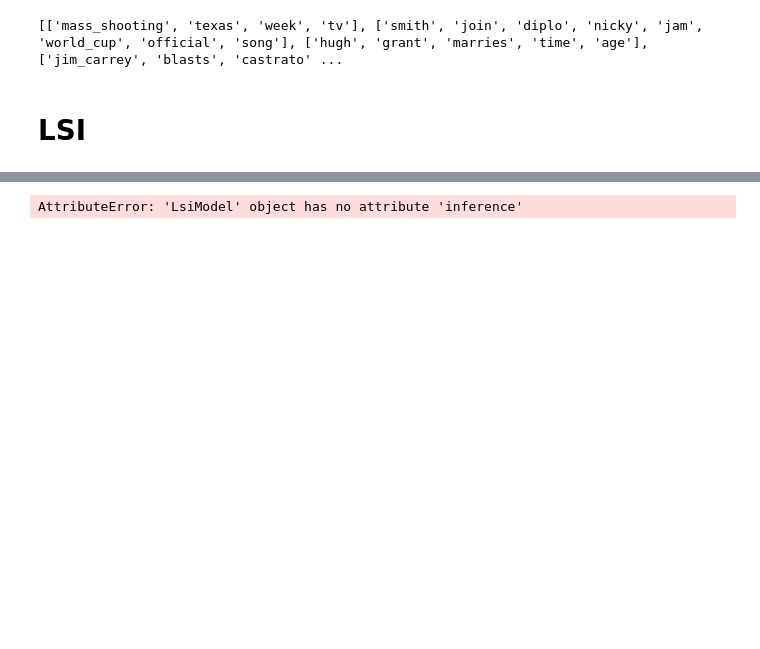
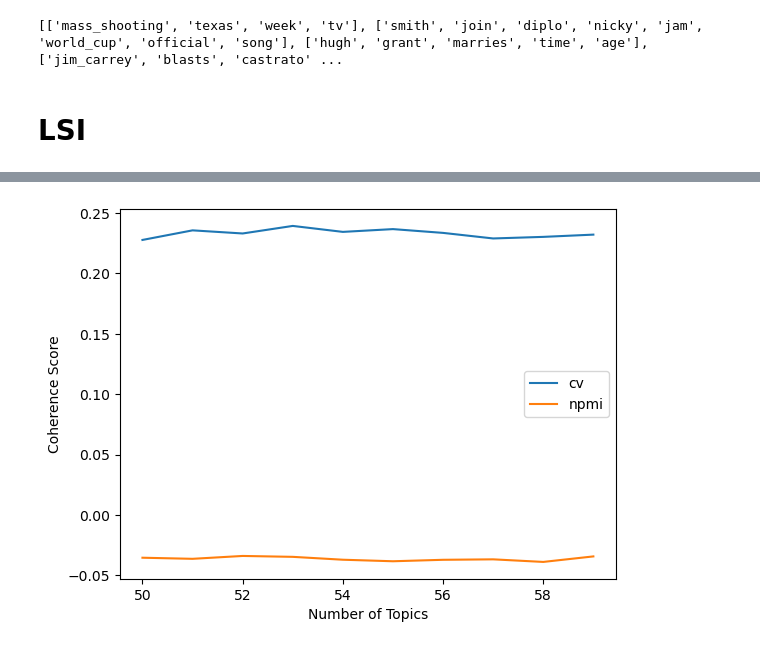
Before and after one commit to Daitori/NLP, a Jupyter notebook: TMP_LSI.ipynb, the cells around one changed output, grey strips where cells are left out. Cells and saved outputs as stored; diff of their text form; code cells hidden in the pictures; blank space fills up the shorter version.

```diff
--- a/TMP_LSI.ipynb
+++ b/TMP_LSI.ipynb
@@ -47,12 +47,16 @@ dictionary = corpora.Dictionary(l_texts)
 # Create a corpus
 corpus = [dictionary.doc2bow(text) for text in l_texts]
 # %%
-result={"num_topics":[], "coherence_score":[]}
-lsa_num_topics= 55
-lsi_model = LsiModel(corpus, num_topics=lsa_num_topics, id2word=dictionary)
-coherence_model= CoherenceModel(model=lsi_model, texts=l_texts, dictionary=dictionary, coherence='c_v')
-coherence_score = coherence_model.get_coherence()
-print("Number of topics: ", lsa_num_topics, " Coherence Score: ", coherence_score)
-result["num_topics"].append(lsa_num_topics)
-result["coherence_score"].append(coherence_score)
+result={"num_topics":[], "coherence_score_cv":[],"coherence_score_npmi":[]}
+
+for n in range(50, 60):
+    lda_model = LsiModel(corpus, num_topics=n, id2word=dictionary)
+    coherence_model_cv= CoherenceModel(model=lda_model, texts=l_texts, dictionary=dictionary, coherence='c_v')
+    coherence_score_cv = coherence_model_cv.get_coherence()
+    coherence_model_npmi= CoherenceModel(model=lda_model, texts=l_texts, dictionary=dictionary, coherence='c_npmi')
+    coherence_score_npmi = coherence_model_npmi.get_coherence()
+    print("Number of topics: ", n, " Coherence Score: ", coherence_score_npmi,coherence_score_cv)
+    result["num_topics"].append(n)
+    result["coherence_score_cv"].append(coherence_score_cv)
+    result["coherence_score_npmi"].append(coherence_score_npmi)
 # %% [output]
@@ -60,13 +73,11 @@ Number of topics:  55  Coherence Score:  0.23581617191033896
 # %%
 # Plot the coherence scores for elbow method
 
-plt.plot(result["num_topics"], result["coherence_score"])
+plt.plot(result["num_topics"], result["coherence_score_cv"])
+plt.plot(result["num_topics"], result["coherence_score_npmi"])
 plt.xlabel("Number of Topics")
 plt.ylabel("Coherence Score")
-plt.legend(("coherence_values"), loc='best')
+plt.legend(("cv","npmi"), loc='best')
 plt.show()
+# %% [output]
+[figure, added]
-# %%
-pyLDAvis.enable_notebook()
-pyLDAvis.gensim_models.prepare(lsi_model, corpus, dictionary)
-# %% [output]
-AttributeError: 'LsiModel' object has no attribute 'inference'
```
Also changed, not shown: parts of 1 cell of this notebook, 3 other files.
